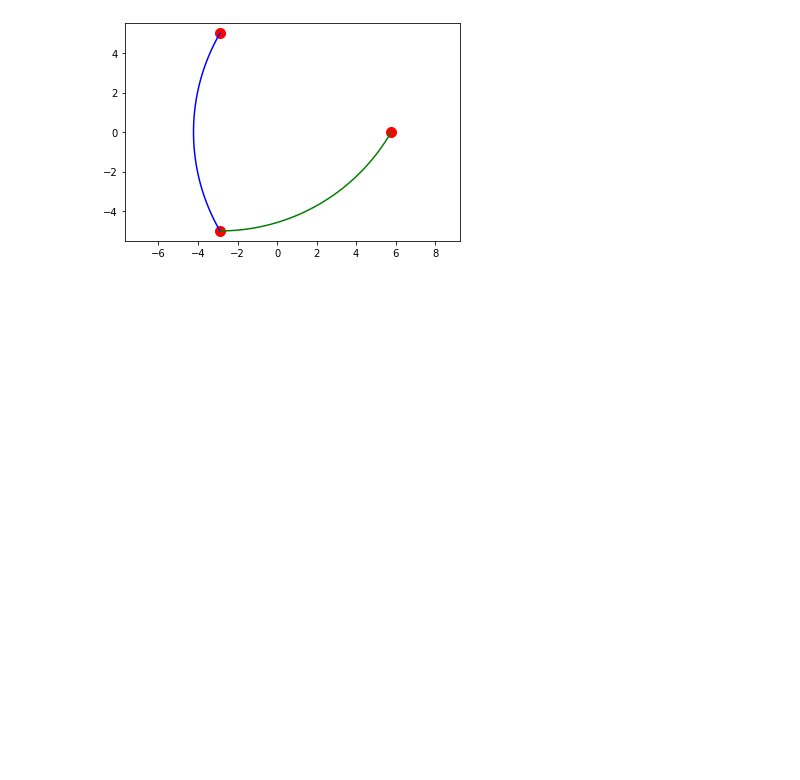
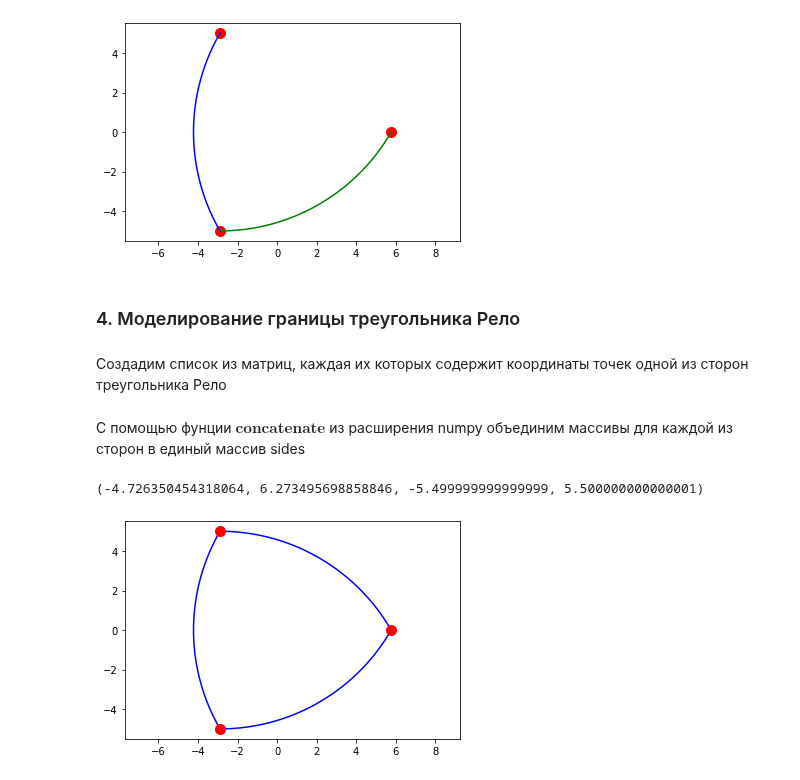
Before and after one commit to anshpak/jupyter-tasks, a Jupyter notebook: KM2_Lb04_Shpak.ipynb, the cells around one changed output. Saved outputs shown, nothing was run; the diff lists cells and outputs as text; code cells hidden in the pictures; blank space fills up the shorter version.

Commit message:
feat: plot all the sides of the Reuleaux triangle

```diff
--- a/KM2_Lb04_Shpak.ipynb
+++ b/KM2_Lb04_Shpak.ipynb
@@ -152,3 +152,21 @@ plt.axis('equal')
 # %% [output]
 (-4.726350454318064, 6.273495698858845, -5.499999999999999, 5.500000000000001)
 [figure]
+# %% [markdown]
+### 4. Моделирование границы треугольника Рело
+# %% [markdown]
+Создадим список из матриц, каждая их которых содержит координаты точек одной из сторон треугольника Рело
+# %%
+# обращаю внимание на векторизацию вычислений с массивами без использования циклов
+list_sides = [vertices[i] + r * np.transpose([np.cos(angle + np.pi + i * alpha), np.sin(angle + np.pi + i * alpha)]) for i in range(n)]
+# %% [markdown]
+С помощью фунции $\textbf{concatenate}$ из расширения numpy объединим массивы для каждой из сторон в единый массив sides
+# %%
+sides = np.concatenate(list_sides)
+# %%
+plt.plot(sides[:,0], sides[:,1], 'b-', markersize=20)
+plt.plot(vertices[:,0], vertices[:,1], 'r.', markersize=20)
+plt.axis('equal')
+# %% [output]
+(-4.726350454318064, 6.273495698858846, -5.499999999999999, 5.500000000000001)
+[figure, added]
```
